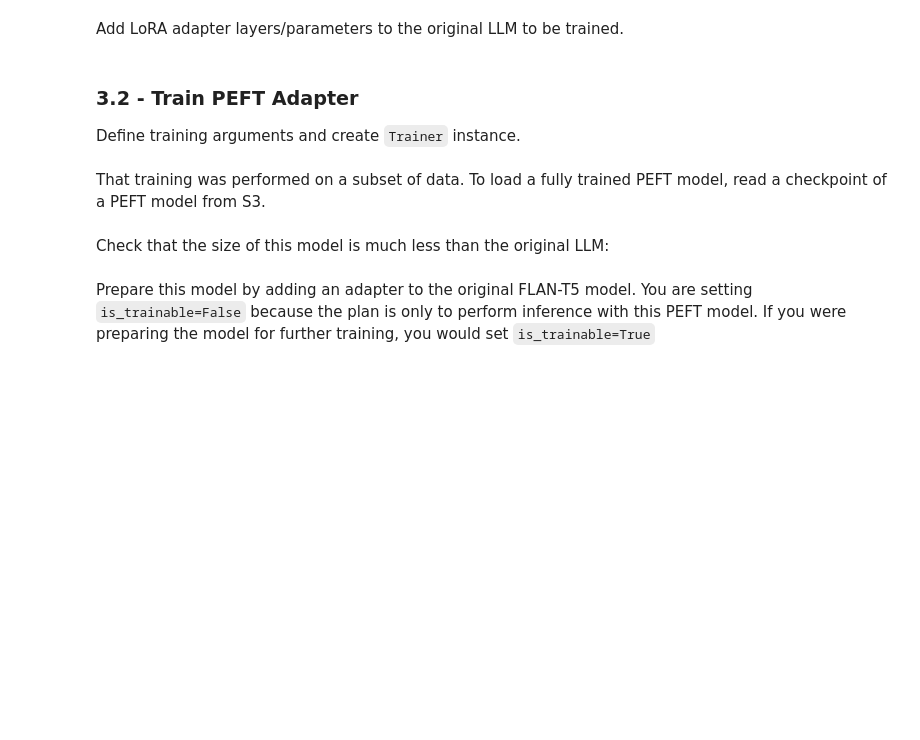
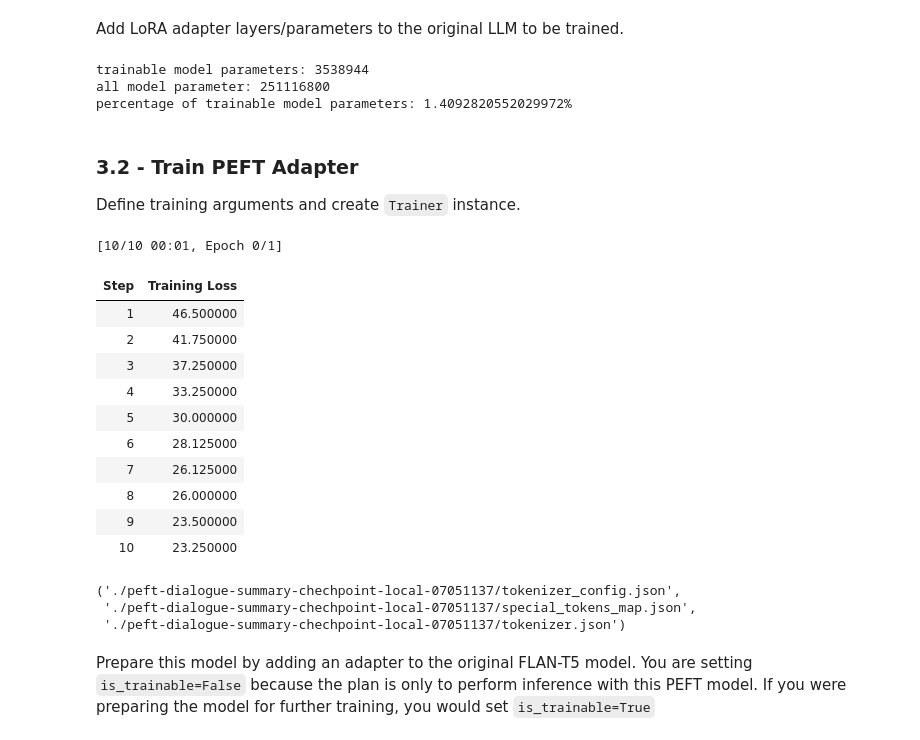
Before and after one commit to tanlandy/NLP, a Jupyter notebook: Generative_AI_with_LLM/Week2/lab2.ipynb, the cells around one changed output. Saved outputs shown, nothing was run; the diff lists cells and outputs as text; code cells hidden in the pictures; blank space fills up the shorter version.

```diff
--- a/Generative_AI_with_LLM/Week2/lab2.ipynb
+++ b/Generative_AI_with_LLM/Week2/lab2.ipynb
@@ -122,10 +196,10 @@ def tokenize_function(examples):
     start_prompt = "Summarize the following conversation.\n\n"
     end_prompt = "\n\nSummary:"
     prompt = [start_prompt + dialogue + end_prompt for dialogue in examples['dialogue']]
-    example['input_ids'] = tokenizer(prompt, padding="max_length", truncation=True, return_tensors='pt').input_ids
-    example['labels'] = tokenizer(examples['summary'], padding="max_length", truncation=True, return_tensors='pt').input_ids
+    examples['input_ids'] = tokenizer(prompt, padding="max_length", truncation=True, return_tensors='pt').input_ids.to(device)
+    examples['labels'] = tokenizer(examples['summary'], padding="max_length", truncation=True, return_tensors='pt').input_ids.to(device)
 
-    return example
+    return examples
 
 # The dataset actually contains 3 diff splits: train, validation and test
 # The tokenize_function code is handling all data across all splits in batches
@@ -310,34 +469,53 @@ lora_config = LoraConfig(
 Add LoRA adapter layers/parameters to the original LLM to be trained.
 # %%
 peft_model = get_peft_model(original_model, lora_config)
-print(print_number_of_trainalbe_parameters(peft_model))
+peft_model.to(device)
+print_number_of_trainable_model_parameters(peft_model)
+# %% [output]
+trainable model parameters: 3538944
+all model parameter: 251116800
+percentage of trainable model parameters: 1.4092820552029972%
 # %% [markdown]
 ### 3.2 - Train PEFT Adapter
 
 Define training arguments and create `Trainer` instance.
 # %%
-output_dir = f'./peft-dialogue-summary-training-{str(int(time.time()))}'
+output_dir = f'./peft-dialogue-summary-training-peft-07051137'
 
 peft_training_args = TrainingArguments(
     output_dir=output_dir,
     auto_find_batch_size=True,
     learning_rate=1e-3,  # higher learning rate than full fine-tuning
-    num_train_epochs=1,
+    num_train_epochs=5,
     logging_steps=1,
-    max_steps=1
+    max_steps=10
 )
 
 peft_trainer = Trainer(
     model=peft_model,
-    arges=peft_training_args,
+    args=peft_training_args,
     train_dataset=tokenized_datasets['train']
 )
 # %%
 peft_trainer.train()
 
-peft_model_path="./peft-dialogue-summary-chechpoint-local"
+peft_model_path="./peft-dialogue-summary-chechpoint-local-07051137"
 
 peft_trainer.model.save_pretrained(peft_model_path)
 tokenizer.save_pretrained(peft_model_path)
+# %% [output]
+[10/10 00:01, Epoch 0/1]
+| Step | Training Loss |
+| 1 | 46.500000 |
+| 2 | 41.750000 |
+| 3 | 37.250000 |
+| 4 | 33.250000 |
+| 5 | 30.000000 |
+| 6 | 28.125000 |
+| 7 | 26.125000 |
+| 8 | 26.000000 |
+| 9 | 23.500000 |
+| 10 | 23.250000 |
+('./peft-dialogue-summary-chechpoint-local-07051137/tokenizer_config.json',
+ './peft-dialogue-summary-chechpoint-local-07051137/special_tokens_map.json',
+ './peft-dialogue-summary-chechpoint-local-07051137/tokenizer.json')
-# %% [markdown]
-That training was performed on a subset of data. To load a fully trained PEFT model, read a checkpoint of a PEFT model from S3.
@@ -346,2 +521,0 @@ That training was performed on a subset of data. To load a fully trained PEFT mo
-# %% [markdown]
-Check that the size of this model is much less than the original LLM:
```
Also changed, not shown: parts of 38 cells of this notebook.
